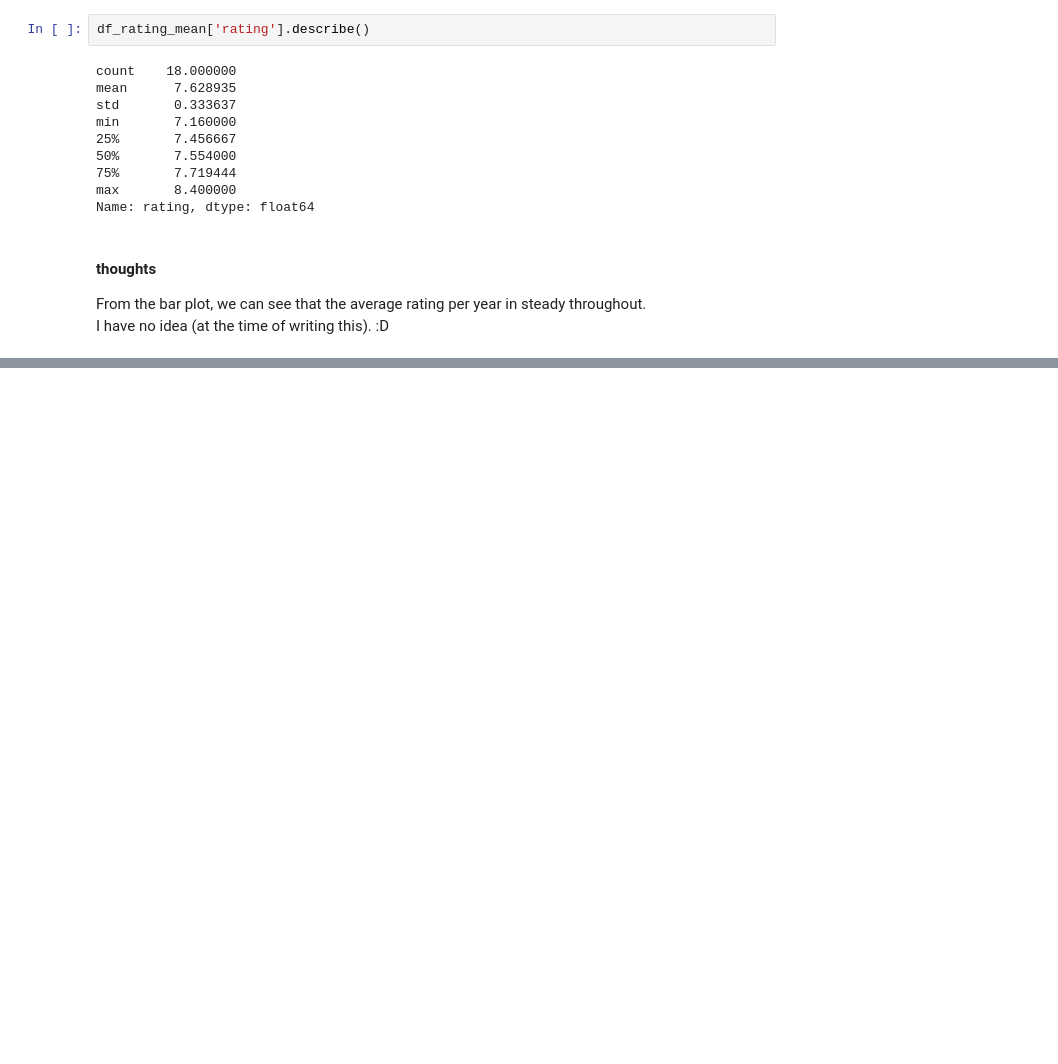
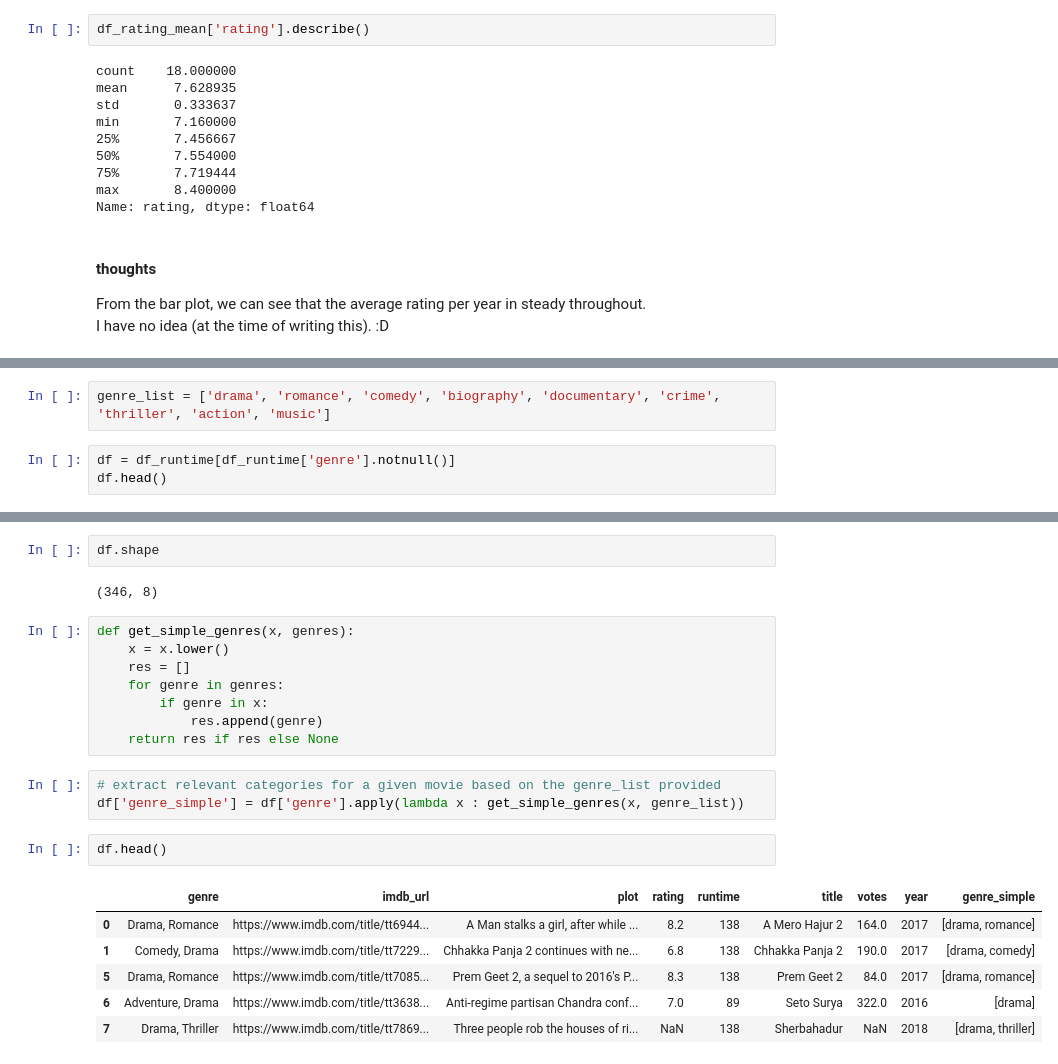
Before and after one commit to NISH1001/nepalimdb, a Jupyter notebook: nepali-movie-analyzer.ipynb, the cells around one changed output, grey strips where cells are left out. Saved outputs shown, nothing was run; the diff lists cells and outputs as text; blank space fills up the shorter version.

```diff
--- a/nepali-movie-analyzer.ipynb
+++ b/nepali-movie-analyzer.ipynb
@@ -302,0 +370,5 @@ I have no idea (at the time of writing this). :D
+# %%
+genre_list = ['drama', 'romance', 'comedy', 'biography', 'documentary', 'crime', 'thriller', 'action', 'music']
+# %%
+df = df_runtime[df_runtime['genre'].notnull()]
+df.head()
@@ -302,0 +382,24 @@ I have no idea (at the time of writing this). :D
+# %%
+df.shape
+# %% [output]
+(346, 8)
+# %%
+def get_simple_genres(x, genres):
+    x = x.lower()
+    res = []
+    for genre in genres:
+        if genre in x:
+            res.append(genre)
+    return res if res else None
+# %%
+# extract relevant categories for a given movie based on the genre_list provided
+df['genre_simple'] = df['genre'].apply(lambda x : get_simple_genres(x, genre_list))
+# %%
+df.head()
+# %% [output]
+|  | genre | imdb_url | plot | rating | runtime | title | votes | year | genre_simple |
+| 0 | Drama, Romance | https://www.imdb.com/title/tt6944... | A Man stalks a girl, after while ... | 8.2 | 138 | A Mero Hajur 2 | 164.0 | 2017 | [drama, romance] |
+| 1 | Comedy, Drama | https://www.imdb.com/title/tt7229... | Chhakka Panja 2 continues with ne... | 6.8 | 138 | Chhakka Panja 2 | 190.0 | 2017 | [drama, comedy] |
+| 5 | Drama, Romance | https://www.imdb.com/title/tt7085... | Prem Geet 2, a sequel to 2016's P... | 8.3 | 138 | Prem Geet 2 | 84.0 | 2017 | [drama, romance] |
+| 6 | Adventure, Drama | https://www.imdb.com/title/tt3638... | Anti-regime partisan Chandra conf... | 7.0 | 89 | Seto Surya | 322.0 | 2016 | [drama] |
+| 7 | Drama, Thriller | https://www.imdb.com/title/tt7869... | Three people rob the houses of ri... | NaN | 138 | Sherbahadur | NaN | 2018 | [drama, thriller] |
```
Also changed, not shown: parts of 22 cells of this notebook.
